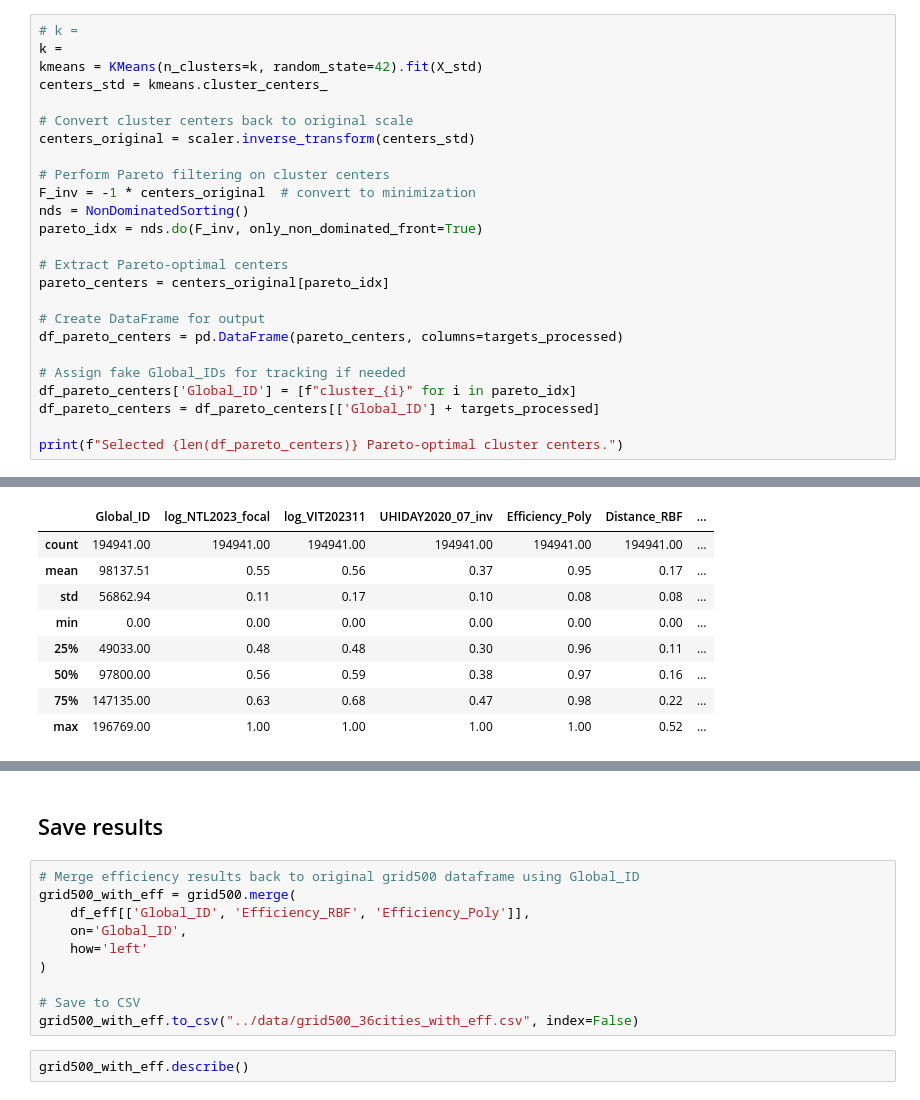
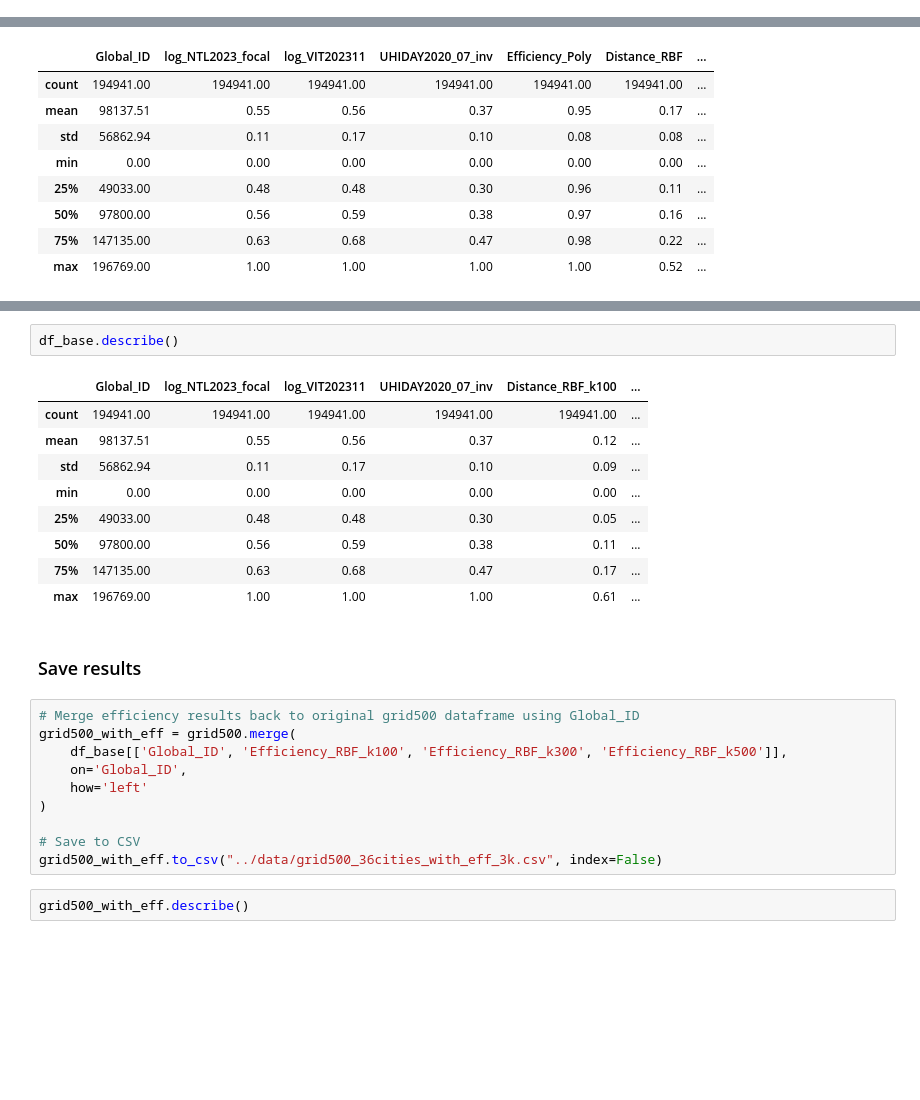
Before and after one commit to Sealxuyh/Urban-form, a Jupyter notebook: code/01_PPF.ipynb, the cells around one changed output, grey strips where cells are left out. Cells and saved outputs as stored; diff of their text form; blank space fills up the shorter version.

Commit message:
Update k and comparison between different efficiency metrics

```diff
--- a/code/01_PPF.ipynb
+++ b/code/01_PPF.ipynb
@@ -450,25 +440,0 @@ KeyboardInterrupt:
-# %%
-# k =
-k =
-kmeans = KMeans(n_clusters=k, random_state=42).fit(X_std)
-centers_std = kmeans.cluster_centers_
-
-# Convert cluster centers back to original scale
-centers_original = scaler.inverse_transform(centers_std)
-
-# Perform Pareto filtering on cluster centers
-F_inv = -1 * centers_original  # convert to minimization
-nds = NonDominatedSorting()
-pareto_idx = nds.do(F_inv, only_non_dominated_front=True)
-
-# Extract Pareto-optimal centers
-pareto_centers = centers_original[pareto_idx]
-
-# Create DataFrame for output
-df_pareto_centers = pd.DataFrame(pareto_centers, columns=targets_processed)
-
-# Assign fake Global_IDs for tracking if needed
-df_pareto_centers['Global_ID'] = [f"cluster_{i}" for i in pareto_idx]
-df_pareto_centers = df_pareto_centers[['Global_ID'] + targets_processed]
-
-print(f"Selected {len(df_pareto_centers)} Pareto-optimal cluster centers.")
@@ -681,15 +734,27 @@ df_eff.describe()
+# %%
+df_base.describe()
+# %% [output]
+|  | Global_ID | log_NTL2023_focal | log_VIT202311 | UHIDAY2020_07_inv | Distance_RBF_k100 | ... |
+| count | 194941.00 | 194941.00 | 194941.00 | 194941.00 | 194941.00 | ... |
+| mean | 98137.51 | 0.55 | 0.56 | 0.37 | 0.12 | ... |
+| std | 56862.94 | 0.11 | 0.17 | 0.10 | 0.09 | ... |
+| min | 0.00 | 0.00 | 0.00 | 0.00 | 0.00 | ... |
+| 25% | 49033.00 | 0.48 | 0.48 | 0.30 | 0.05 | ... |
+| 50% | 97800.00 | 0.56 | 0.59 | 0.38 | 0.11 | ... |
+| 75% | 147135.00 | 0.63 | 0.68 | 0.47 | 0.17 | ... |
+| max | 196769.00 | 1.00 | 1.00 | 1.00 | 0.61 | ... |
 # %% [markdown]
-## Save results
+### Save results
 # %%
 # Merge efficiency results back to original grid500 dataframe using Global_ID
 grid500_with_eff = grid500.merge(
-    df_eff[['Global_ID', 'Efficiency_RBF', 'Efficiency_Poly']],
+    df_base[['Global_ID', 'Efficiency_RBF_k100', 'Efficiency_RBF_k300', 'Efficiency_RBF_k500']],
     on='Global_ID',
     how='left'
 )
 
 # Save to CSV
-grid500_with_eff.to_csv("../data/grid500_36cities_with_eff.csv", index=False)
+grid500_with_eff.to_csv("../data/grid500_36cities_with_eff_3k.csv", index=False)
 # %%
 grid500_with_eff.describe()
 # %% [output]
```
Also changed, not shown: parts of 25 cells of this notebook.
